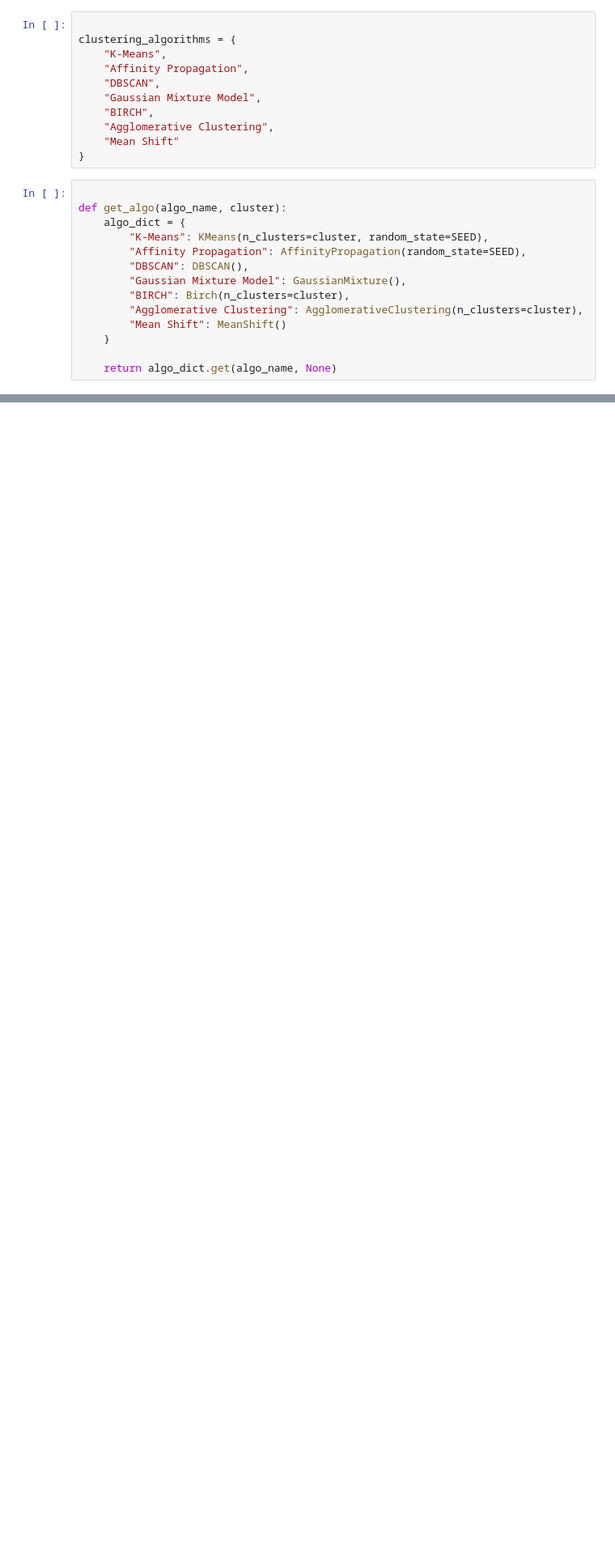
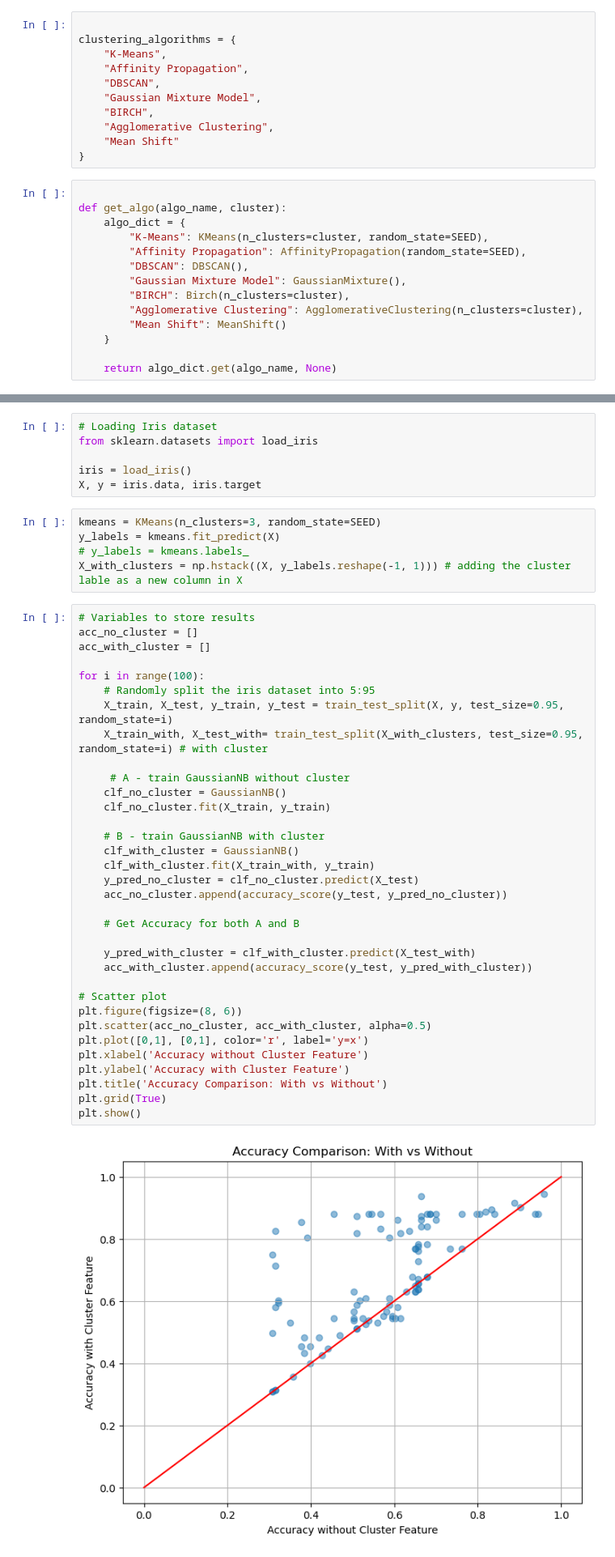
Before and after one commit to Naomi-Parte/AIML-Algorithms, a Jupyter notebook: datasets/classifications.ipynb, the cells around one changed output, grey strips where cells are left out. Shown at 81% size. Saved outputs shown, nothing was run; the diff lists cells and outputs as text; blank space fills up the shorter version.

```diff
--- a/datasets/classifications.ipynb
+++ b/datasets/classifications.ipynb
@@ -252,0 +250,47 @@ plt.show()
+# %%
+# Loading Iris dataset
+from sklearn.datasets import load_iris
+
+iris = load_iris()
+X, y = iris.data, iris.target
+# %%
+kmeans = KMeans(n_clusters=3, random_state=SEED)
+y_labels = kmeans.fit_predict(X)
+# y_labels = kmeans.labels_
+X_with_clusters = np.hstack((X, y_labels.reshape(-1, 1))) # adding the cluster lable as a new column in X
+# %%
+# Variables to store results
+acc_no_cluster = []
+acc_with_cluster = []
+
+for i in range(100):
+    # Randomly split the iris dataset into 5:95
+    X_train, X_test, y_train, y_test = train_test_split(X, y, test_size=0.95, random_state=i)
+    X_train_with, X_test_with= train_test_split(X_with_clusters, test_size=0.95, random_state=i) # with cluster
+
+     # A - train GaussianNB without cluster
+    clf_no_cluster = GaussianNB()
+    clf_no_cluster.fit(X_train, y_train)
+
+    # B - train GaussianNB with cluster
+    clf_with_cluster = GaussianNB()
+    clf_with_cluster.fit(X_train_with, y_train)
+    y_pred_no_cluster = clf_no_cluster.predict(X_test)
+    acc_no_cluster.append(accuracy_score(y_test, y_pred_no_cluster))
+
+    # Get Accuracy for both A and B
+
+    y_pred_with_cluster = clf_with_cluster.predict(X_test_with)
+    acc_with_cluster.append(accuracy_score(y_test, y_pred_with_cluster))
+
+# Scatter plot
+plt.figure(figsize=(8, 6))
+plt.scatter(acc_no_cluster, acc_with_cluster, alpha=0.5)
+plt.plot([0,1], [0,1], color='r', label='y=x')
+plt.xlabel('Accuracy without Cluster Feature')
+plt.ylabel('Accuracy with Cluster Feature')
+plt.title('Accuracy Comparison: With vs Without')
+plt.grid(True)
+plt.show()
+# %% [output]
+[figure, added]
```
Also changed, not shown: parts of 5 cells of this notebook.
